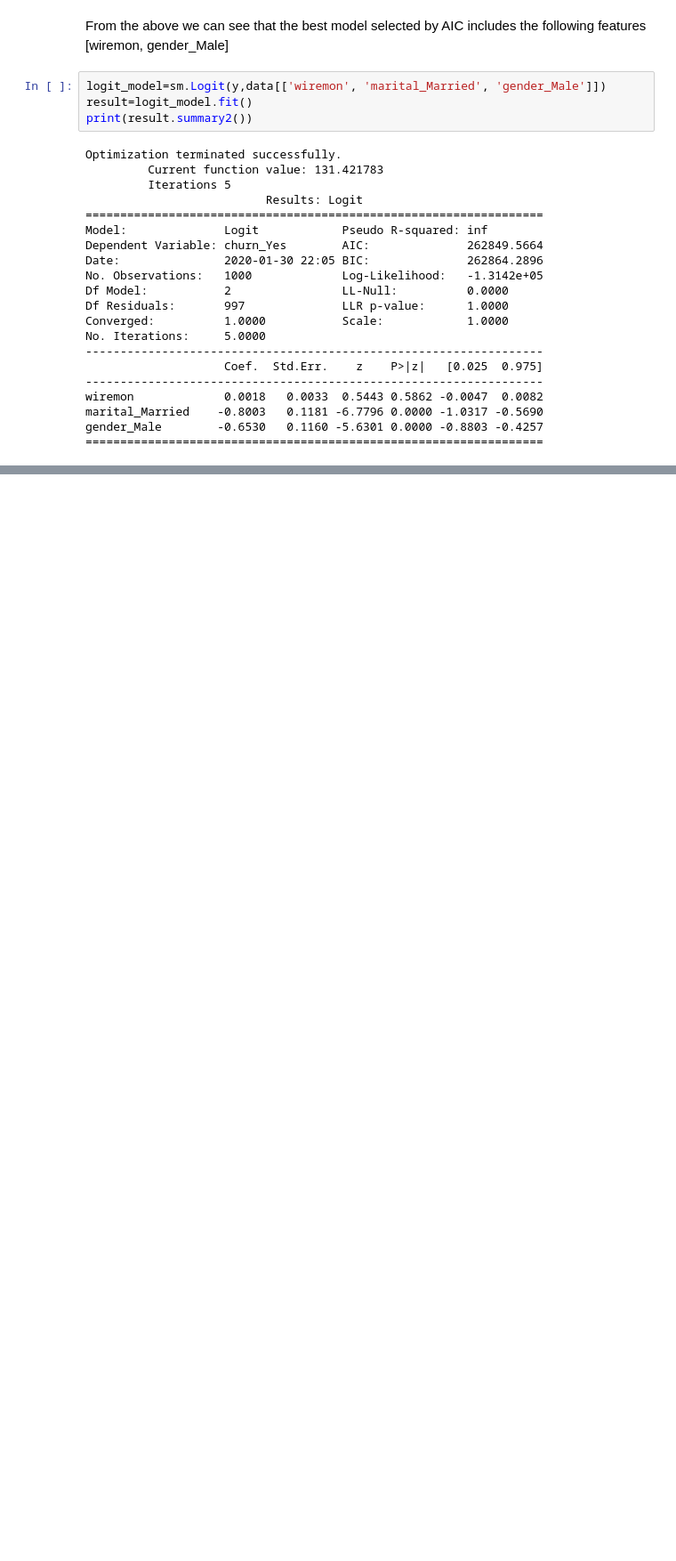
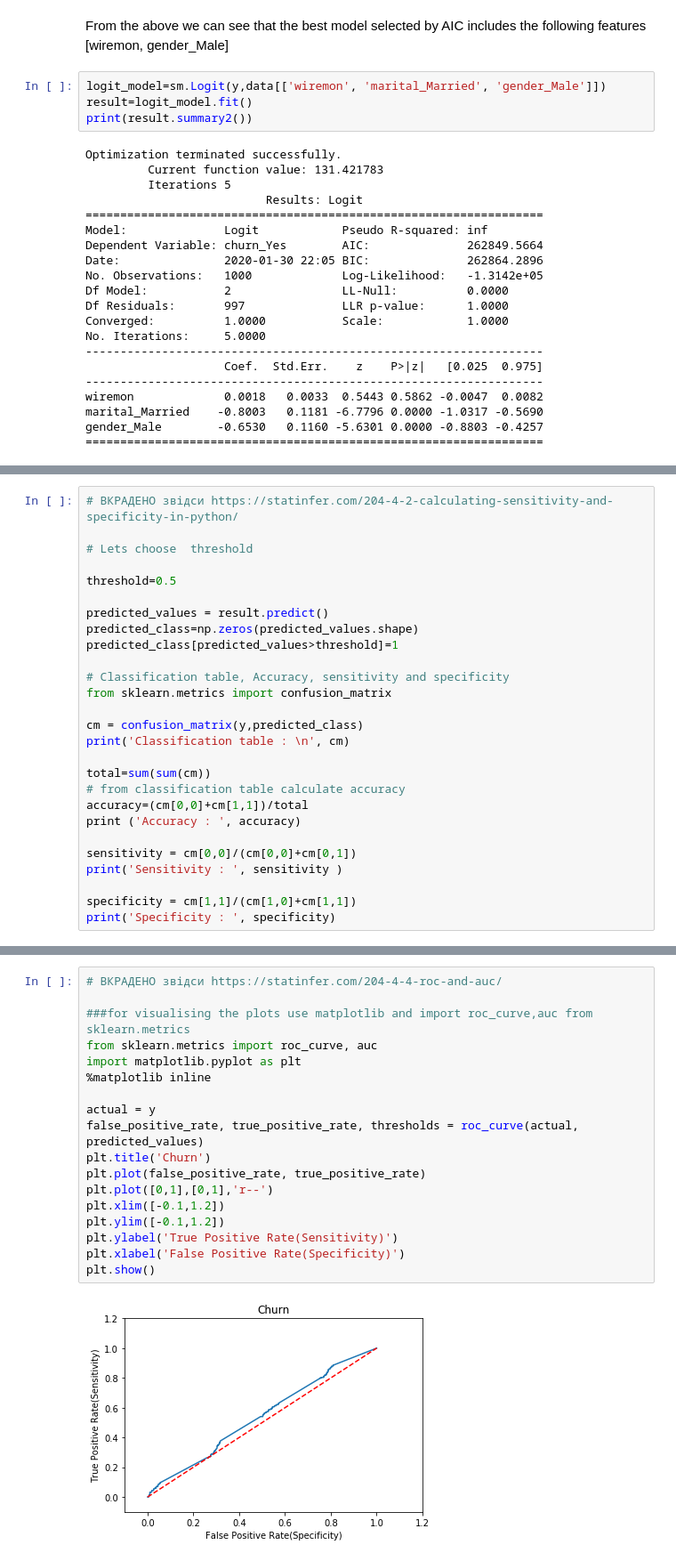
Before and after one commit to nrrud20/stat, a Jupyter notebook: HW4_draft_2.1.ipynb, the cells around one changed output, grey strips where cells are left out. Shown: that part at 89% size. Cells and saved outputs as stored; diff of their text form; blank space fills up the shorter version.

```diff
--- a/HW4_draft_2.1.ipynb
+++ b/HW4_draft_2.1.ipynb
@@ -527,0 +570,27 @@ Being male decrease the the probability of conctract termination by 65%. It seem
+# %%
+# ВКРАДЕНО звідси https://statinfer.com/204-4-2-calculating-sensitivity-and-specificity-in-python/
+
+# Lets choose  threshold
+
+threshold=0.5
+
+predicted_values = result.predict()
+predicted_class=np.zeros(predicted_values.shape)
+predicted_class[predicted_values>threshold]=1
+
+# Classification table, Accuracy, sensitivity and specificity
+from sklearn.metrics import confusion_matrix
+
+cm = confusion_matrix(y,predicted_class)
+print('Classification table : \n', cm)
+
+total=sum(sum(cm))
+# from classification table calculate accuracy
+accuracy=(cm[0,0]+cm[1,1])/total
+print ('Accuracy : ', accuracy)
+
+sensitivity = cm[0,0]/(cm[0,0]+cm[0,1])
+print('Sensitivity : ', sensitivity )
+
+specificity = cm[1,1]/(cm[1,0]+cm[1,1])
+print('Specificity : ', specificity)
@@ -527,0 +608,20 @@ Being male decrease the the probability of conctract termination by 65%. It seem
+# %%
+# ВКРАДЕНО звідси https://statinfer.com/204-4-4-roc-and-auc/
+
+###for visualising the plots use matplotlib and import roc_curve,auc from sklearn.metrics
+from sklearn.metrics import roc_curve, auc
+import matplotlib.pyplot as plt
+%matplotlib inline
+
+actual = y
+false_positive_rate, true_positive_rate, thresholds = roc_curve(actual, predicted_values)
+plt.title('Churn')
+plt.plot(false_positive_rate, true_positive_rate)
+plt.plot([0,1],[0,1],'r--')
+plt.xlim([-0.1,1.2])
+plt.ylim([-0.1,1.2])
+plt.ylabel('True Positive Rate(Sensitivity)')
+plt.xlabel('False Positive Rate(Specificity)')
+plt.show()
+# %% [output]
+[figure, added]
```
Also changed, not shown: parts of 11 cells of this notebook.
